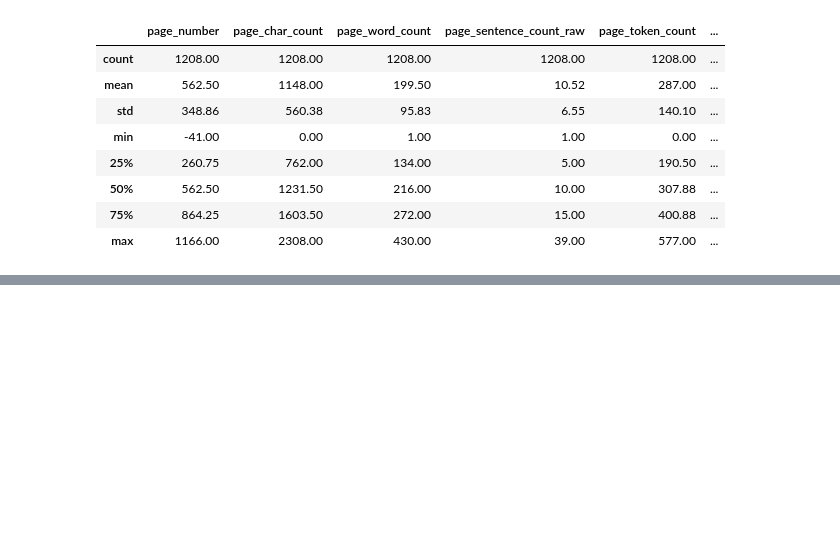
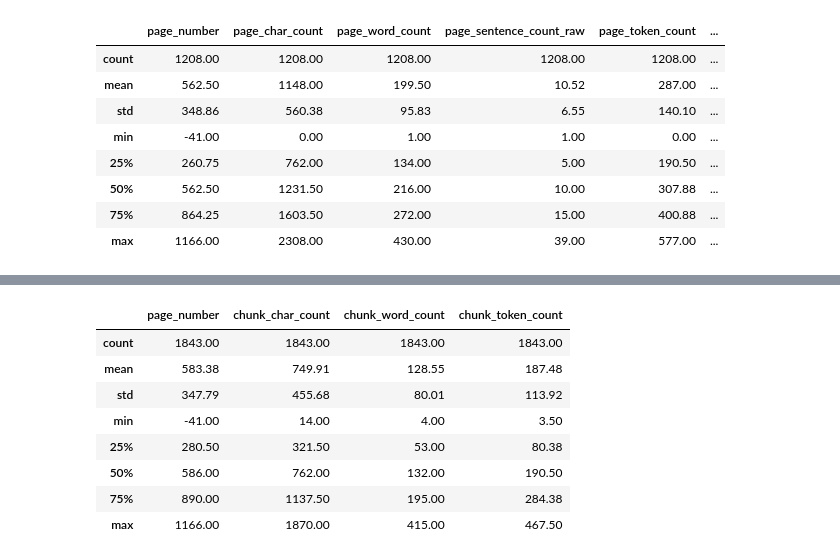
Before and after one commit to aakriti208/local-RAG, a Jupyter notebook: 00-simple-local-rag-video.ipynb, the cells around one changed output, grey strips where cells are left out. Saved outputs shown, nothing was run; the diff lists cells and outputs as text; code cells hidden in the pictures; blank space fills up the shorter version.

```diff
--- a/00-simple-local-rag-video.ipynb
+++ b/00-simple-local-rag-video.ipynb
@@ -184,0 +187,13 @@ The concept of splitting larger pieces of text into smaller ones is often referr
+# %%
+# Define split size to turn group of sentences to chunks
+num_sentences_chunk_size = 10
+
+# Create a function to split lists of texts recursively into chunk size
+# e.g. [20] -> [10, 10] or [25] -> [10], [10], [5]
+
+def split_list(input_list: list[str],
+               slice_size: int=num_sentences_chunk_size) -> list[list[str]]:
+    return [input_list[i:i+slice_size] for i in range(0, len(input_list), slice_size)]
+
+test_list = list(range(25))
+split_list(test_list)
@@ -184,0 +204,6 @@ The concept of splitting larger pieces of text into smaller ones is often referr
+# %%
+# Loop through pages and texts and split sentences into chunks
+for item in tqdm(pages_and_texts):
+    item["sentence_chunks"] = split_list(input_list = item["sentences"],
+                                         slice_size = num_sentences_chunk_size)
+    item["num_chunks"] = len(item["sentence_chunks"])
@@ -184,0 +247,23 @@ The concept of splitting larger pieces of text into smaller ones is often referr
+# %%
+import re
+
+# Split each chunk into its own item
+pages_and_chunks = []
+for item in tqdm(pages_and_texts):
+    for sentence_chunk in item["sentence_chunks"]:
+        chunk_dict = {}
+        chunk_dict["page_number"] = item["page_number"]
+
+        # Join the sentences together into a paragraph-like structure, i.e., join the list of sentences into one paragraph
+        joined_sentence_chunk = "".join([span.text for span in sentence_chunk]).strip()
+        joined_sentence_chunk = re.sub(r'\.([A-Z])', r'. \1', joined_sentence_chunk)
+
+        chunk_dict["sentence_chunk"] = joined_sentence_chunk
+
+        # Getting a stat on our chunks
+        chunk_dict["chunk_char_count"] = len(joined_sentence_chunk)
+        chunk_dict["chunk_word_count"] = len([word for word in joined_sentence_chunk.split(" ")])
+        chunk_dict["chunk_token_count"] = len(joined_sentence_chunk) / 4   # 1 token = ~4 chars
+
+        pages_and_chunks.append(chunk_dict)
+len(pages_and_chunks)
@@ -184,0 +280,13 @@ The concept of splitting larger pieces of text into smaller ones is often referr
+# %%
+df = pd.DataFrame(pages_and_chunks)
+df.describe().round(2)
+# %% [output]
+|  | page_number | chunk_char_count | chunk_word_count | chunk_token_count |
+| count | 1843.00 | 1843.00 | 1843.00 | 1843.00 |
+| mean | 583.38 | 749.91 | 128.55 | 187.48 |
+| std | 347.79 | 455.68 | 80.01 | 113.92 |
+| min | -41.00 | 14.00 | 4.00 | 3.50 |
+| 25% | 280.50 | 321.50 | 53.00 | 80.38 |
+| 50% | 586.00 | 762.00 | 132.00 | 190.50 |
+| 75% | 890.00 | 1137.50 | 195.00 | 284.38 |
+| max | 1166.00 | 1870.00 | 415.00 | 467.50 |
```
Also changed, not shown: parts of 7 cells of this notebook.
